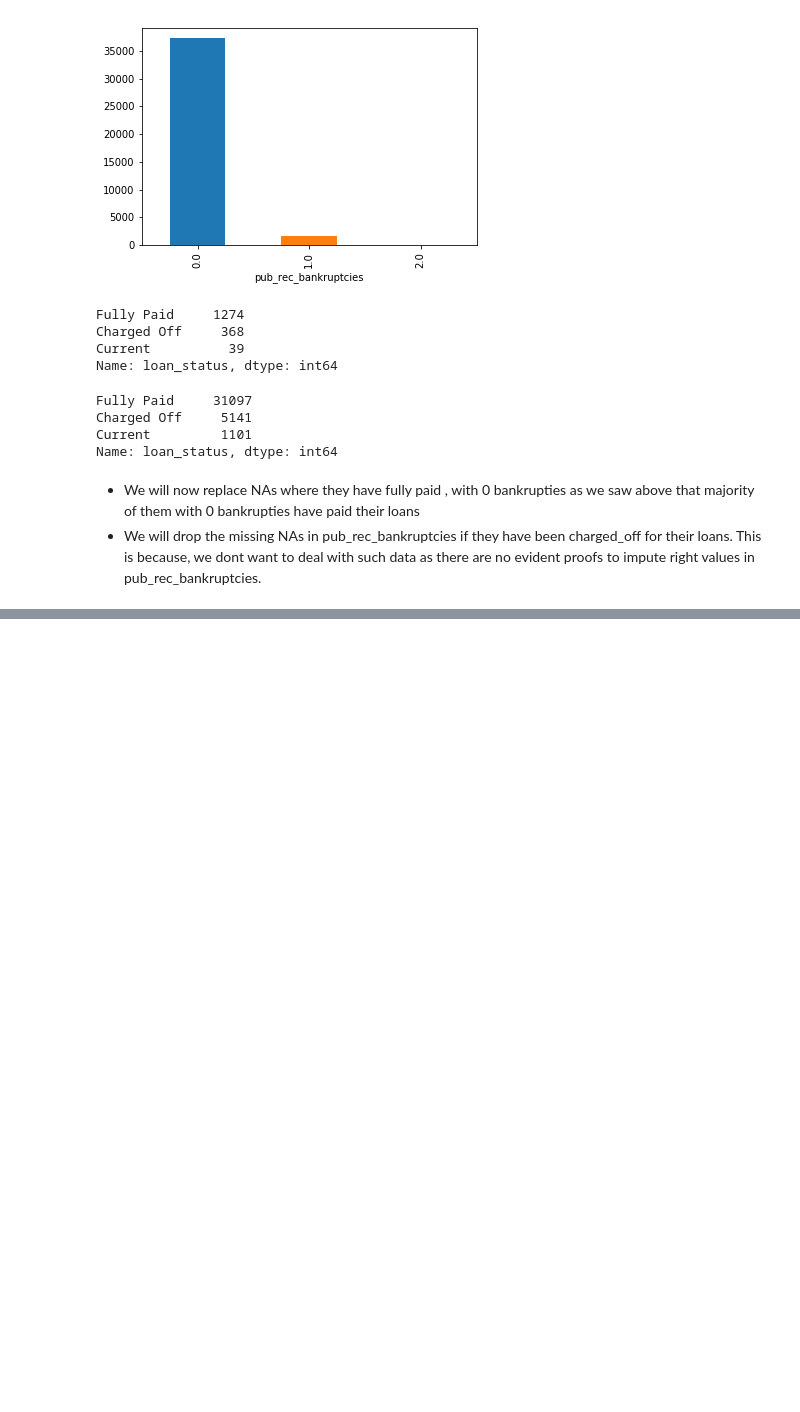
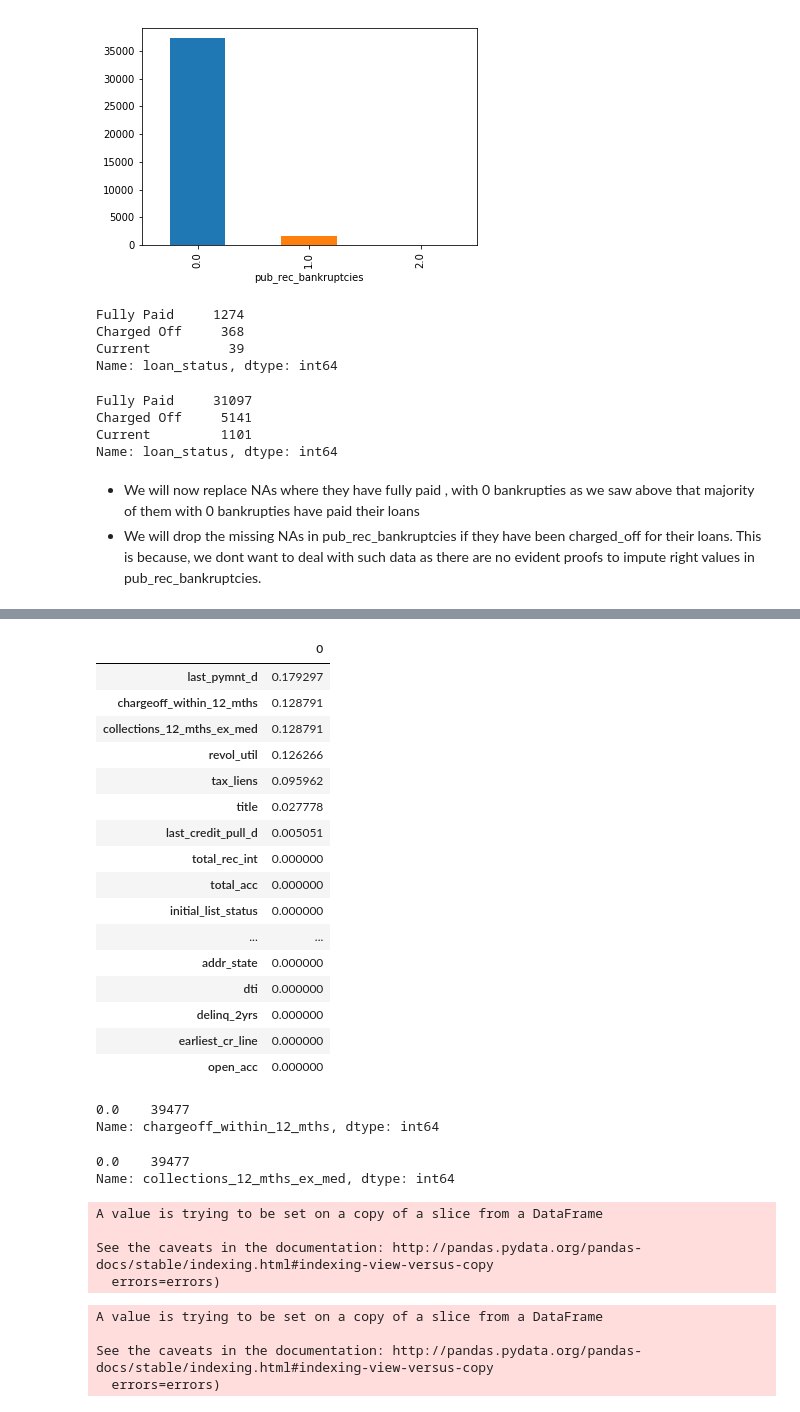
Before and after one commit to sameerg07/LendingClubEDA, a Jupyter notebook: LendingClubEDA.ipynb, the cells around one changed output, grey strips where cells are left out. Cells and saved outputs as stored; diff of their text form; code cells hidden in the pictures; blank space fills up the shorter version.

```diff
--- a/LendingClubEDA.ipynb
+++ b/LendingClubEDA.ipynb
@@ -224,0 +208,22 @@ dtype: int64
+# %%
+## lets see the missing values within the left out columns
+missing = (100* df.isnull().sum()/df.shape[0]).to_frame()
+missing.sort_values(0,ascending=False)
+# %% [output]
+|  | 0 |
+| last_pymnt_d | 0.179297 |
+| chargeoff_within_12_mths | 0.128791 |
+| collections_12_mths_ex_med | 0.128791 |
+| revol_util | 0.126266 |
+| tax_liens | 0.095962 |
+| title | 0.027778 |
+| last_credit_pull_d | 0.005051 |
+| total_rec_int | 0.000000 |
+| total_acc | 0.000000 |
+| initial_list_status | 0.000000 |
+| ... | ... |
+| addr_state | 0.000000 |
+| dti | 0.000000 |
+| delinq_2yrs | 0.000000 |
+| earliest_cr_line | 0.000000 |
+| open_acc | 0.000000 |
@@ -224,0 +233,27 @@ dtype: int64
+# %%
+## types of values in chargeoff_within_12_mths
+df.chargeoff_within_12_mths.value_counts()
+# %% [output]
+0.0    39477
+Name: chargeoff_within_12_mths, dtype: int64
+# %%
+## types of values in chargeoff_within_12_mths
+df.collections_12_mths_ex_med.value_counts()
+# %% [output]
+0.0    39477
+Name: collections_12_mths_ex_med, dtype: int64
+# %%
+#Dropping the above two column as it has only 0's
+df.drop(columns=["chargeoff_within_12_mths"],inplace=True)
+# %% [output]
+A value is trying to be set on a copy of a slice from a DataFrame
+
+See the caveats in the documentation: http://pandas.pydata.org/pandas-docs/stable/indexing.html#indexing-view-versus-copy
+  errors=errors)
+# %%
+df.drop(columns=["collections_12_mths_ex_med"],inplace=True)
+# %% [output]
+A value is trying to be set on a copy of a slice from a DataFrame
+
+See the caveats in the documentation: http://pandas.pydata.org/pandas-docs/stable/indexing.html#indexing-view-versus-copy
+  errors=errors)
```
Also changed, not shown: parts of 11 cells of this notebook.
